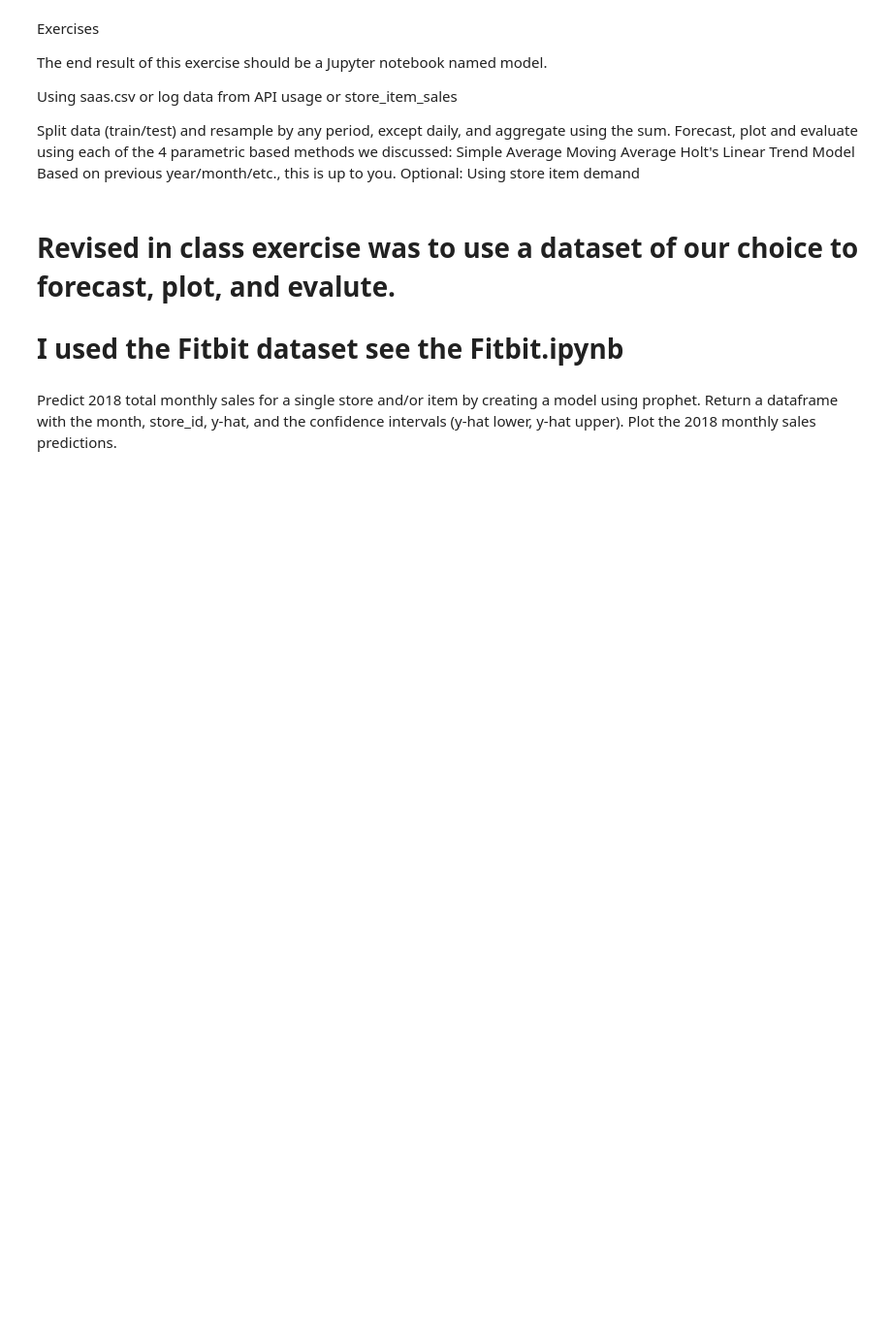
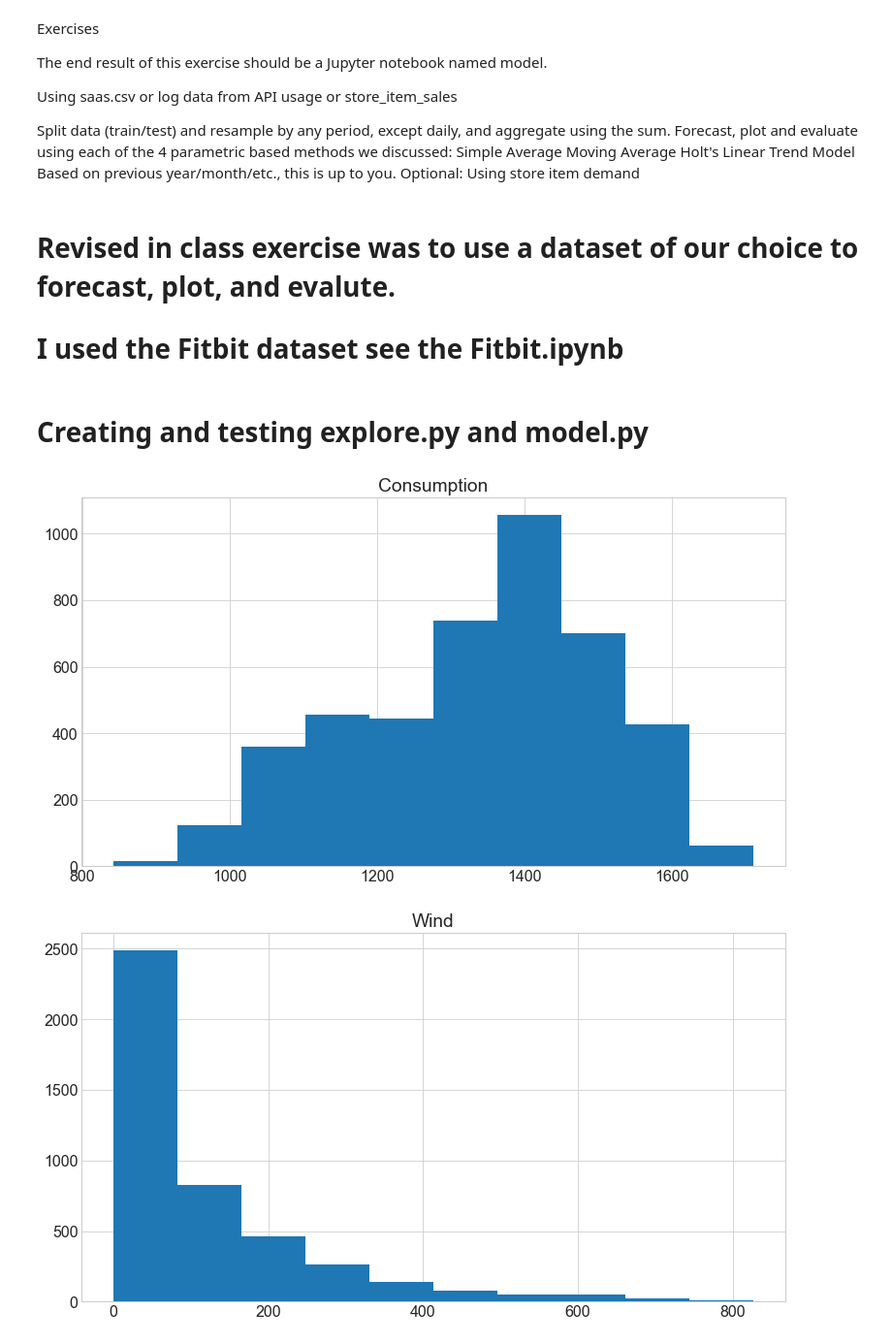
Before and after one commit to RyvynYoung/time-series-exercises, a Jupyter notebook: model.ipynb, the cells around one changed output. Shown at 97% size. Saved outputs shown, nothing was run; the diff lists cells and outputs as text; code cells hidden in the pictures; blank space fills up the shorter version.

Commit message:
creating functions

```diff
--- a/model.ipynb
+++ b/model.ipynb
@@ -16,7 +16,5 @@ Optional: Using store item demand
 # Revised in class exercise was to use a dataset of our choice to forecast, plot, and evalute.
 
 # I used the Fitbit dataset see the Fitbit.ipynb
-# %% [markdown]
-Predict 2018 total monthly sales for a single store and/or item by creating a model using prophet.
-Return a dataframe with the month, store_id, y-hat, and the confidence intervals (y-hat lower, y-hat upper).
-Plot the 2018 monthly sales predictions.
+# %% [markdown]
+# Creating and testing explore.py and model.py
@@ -22,0 +30,6 @@ Plot the 2018 monthly sales predictions.
+# %%
+gdf = acquire.germany_daily()
+gdf = prepare.prep_germany_data(gdf)
+# %% [output]
+[figure, added]
+[figure, added]
```
Also changed, not shown: parts of 14 cells of this notebook, 6 other files.
